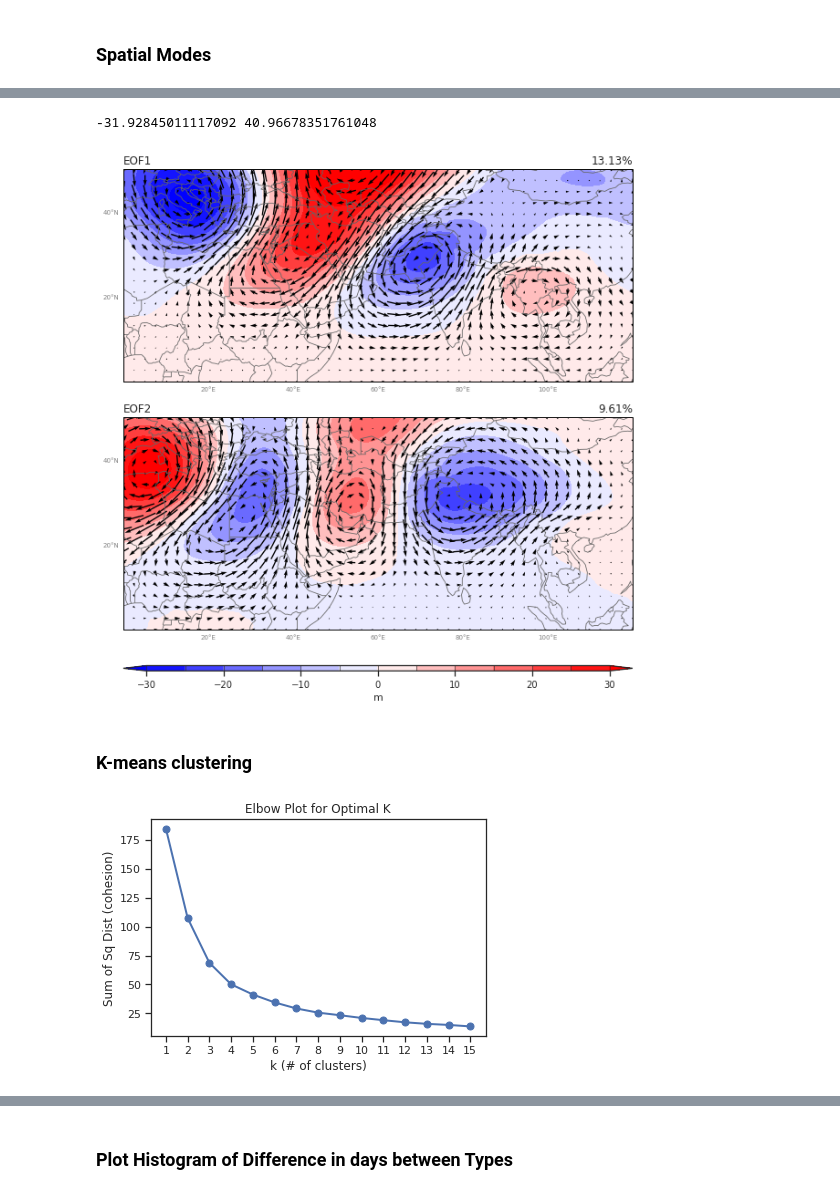
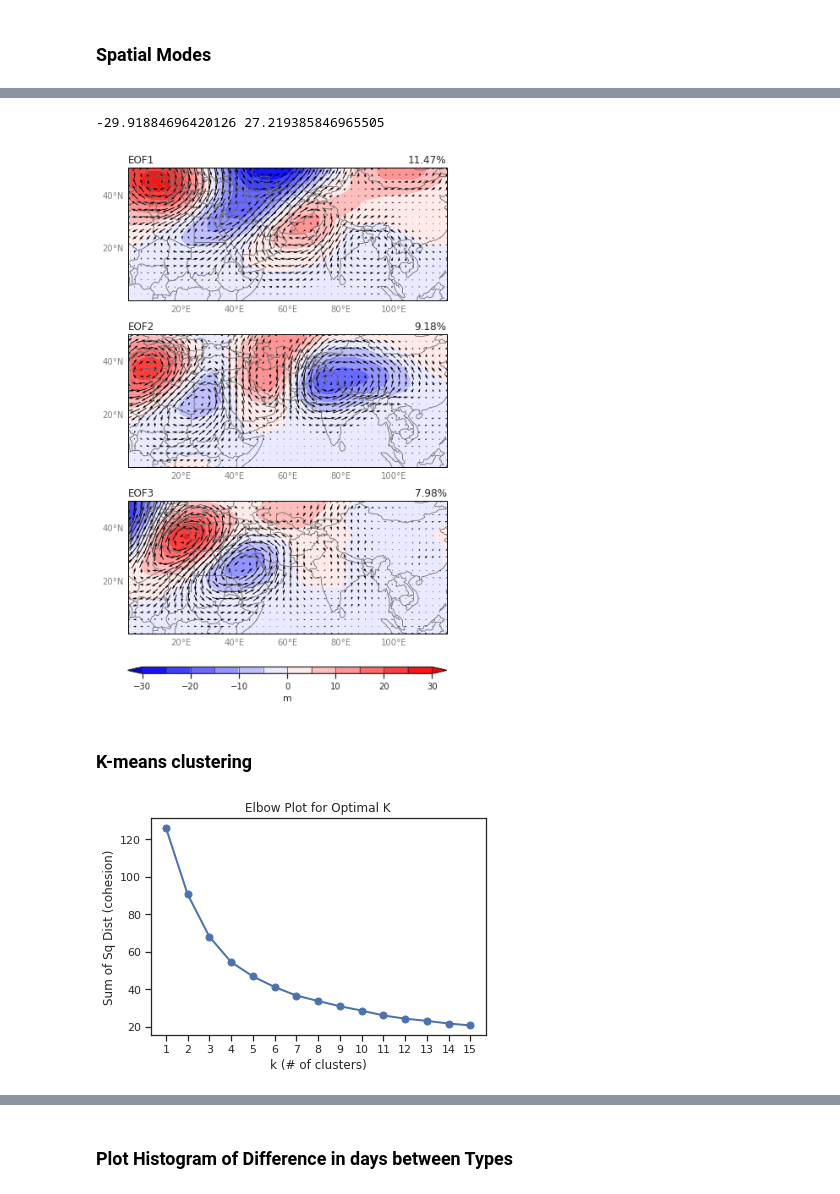
Before and after one commit to dlnash/AR_types, a Jupyter notebook: analysis/cEOF_tests.ipynb, the cells around one changed output, grey strips where cells are left out. Cells and saved outputs as stored; diff of their text form; code cells hidden in the pictures.

```diff
--- a/analysis/cEOF_tests.ipynb
+++ b/analysis/cEOF_tests.ipynb
@@ -100,7 +100,7 @@ df.head()
 # import configuration file for season dictionary choice
 yaml_doc = '../data/config.yml'
 config1 = yaml.load(open(yaml_doc), Loader=yaml.SafeLoader)
-ssn = 'djfmam'
+ssn = 'mam'
 ar_dict = config1[ssn]
 
 # import configuration file for ceof dictionary choice
@@ -474,8 +474,8 @@ plt.show()
 # %%
 # choose neofs and npcs based on North Test
 # to save, plot, etc.
-neofs = 2
-npcs = 2
+neofs = 3
+npcs = neofs
 
 # Calculate EOFS (spatial modes)
 eofs = calc_eofs(Xs, evecs, evals, neofs, mode=eofmode)
@@ -558,7 +541,7 @@ for k in range(neofs):
     pc_label.append("PC{:1d}".format(k+1,))
     var_label.append("{:.2f}%".format(pctvar[k]))
 # %% [output]
--31.92845011117092 40.96678351761048
+-29.91884696420126 27.219385846965505
 # %%
 # Create figure
 fig = plt.figure(figsize=(10,11))
@@ -576,36 +559,36 @@ axgr = AxesGrid(fig,
                 cbar_location='bottom',
                 cbar_mode='single',
                 cbar_pad=0.0,
-                cbar_size='2.5%',
+                cbar_size='5%',
                 label_mode='')
 
 # Loop for drawing each plot
 for k, ax in enumerate(axgr):
     ax = draw_basemap(ax, extent=[lonmin,lonmax,latmin,latmax], xticks=dx, yticks=dy)
 
     # Contour Filled
     clevs = np.arange(-30,31,5)
     cf = ax.contourf(lons, lats, data[k,:,:], transform=datacrs,
                      levels=clevs,
                      cmap="bwr", extend='both')
     # Wind barbs / vectors
     ax.quiver(lons, lats, udat[k,:,:], vdat[k,:,:], transform=datacrs,
               color='black', pivot='middle', regrid_shape=20)
 
     # subtitles
     ax.set_title(eof_label[k], loc='left', fontsize=12)
     ax.set_title(var_label[k], loc='right', fontsize=12)
 
 # single colorbar
 cb = fig.colorbar(cf, axgr.cbar_axes[0], orientation='horizontal', drawedges=True)
 cb.set_label('m', fontsize=11)
 cb.ax.tick_params(labelsize=10)
 
 # Display figure
 plt.savefig(filepath, dpi=200, bbox_inches='tight')
 plt.show()
 # %% [output]
-[figure, old version]
+[figure, new version]
 # %% [markdown]
 ### K-means clustering
 # %%
@@ -620,4 +603,4 @@ xdata = loads[:,0:neofs]
 outfile = path_to_figs + testname + ssn + '_elbow'
 plot_optimal_k(xdata, kmax, filename=outfile)
 # %% [output]
-[figure, old version]
+[figure, new version]
```
Also changed, not shown: parts of 29 cells of this notebook, 40 other files.
